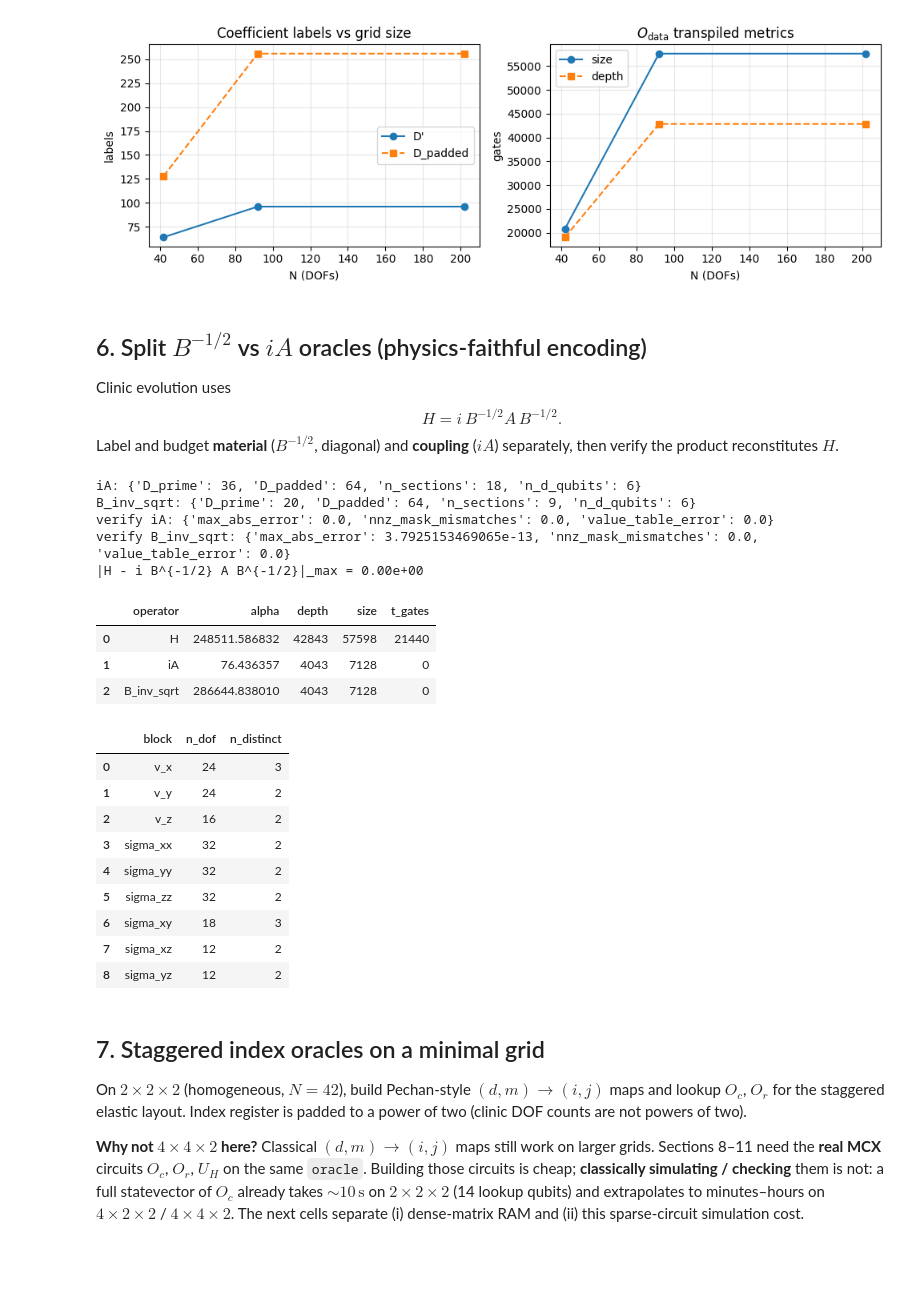
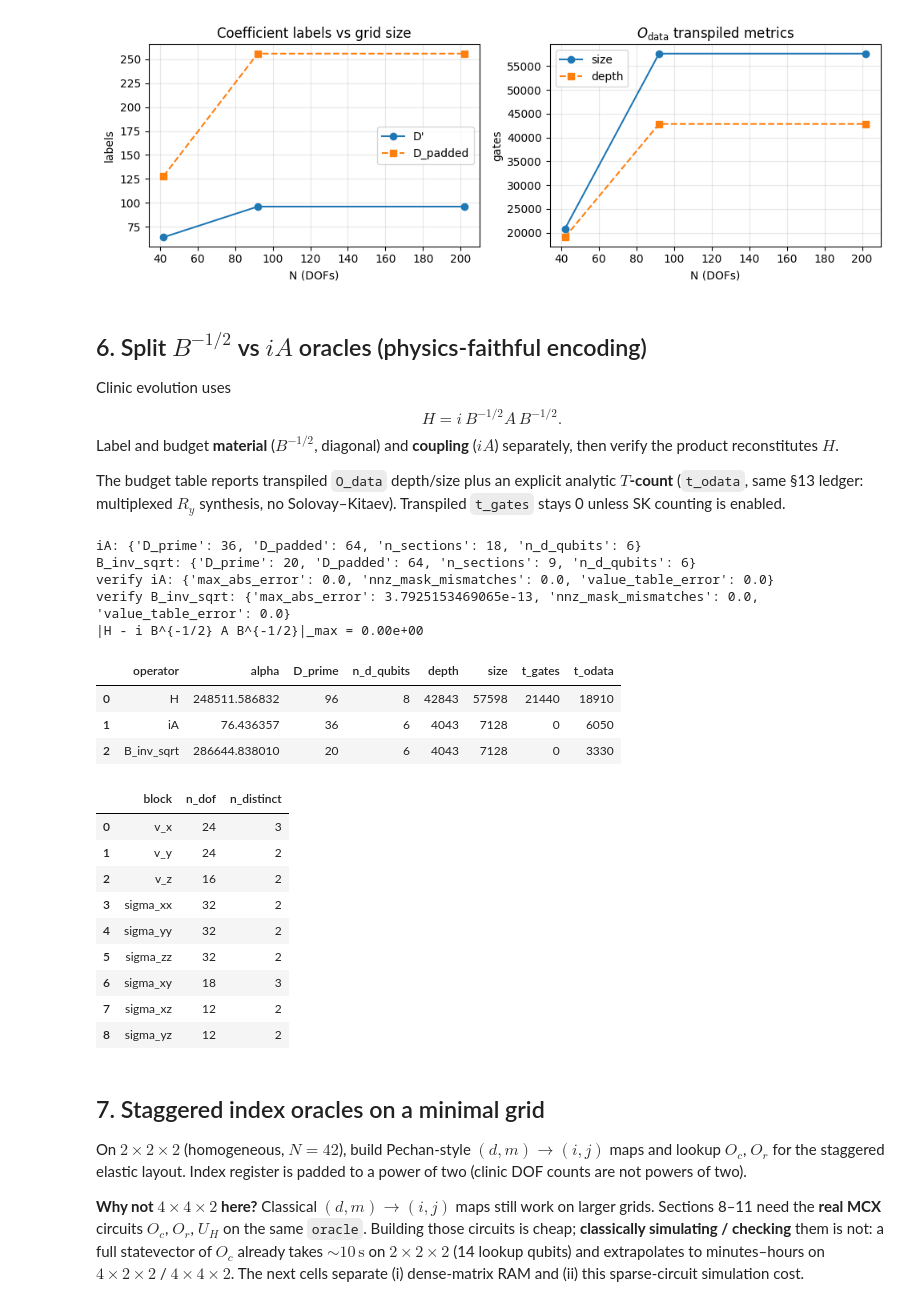
Before and after one commit to krokabobs/3D-Elastic-Wave-Equation-Hamiltonian-Simulation, a Jupyter notebook: block_encoding_hamiltonian_2d.ipynb, the cells around one changed output. Drawn from its saved outputs; the diff is of its cells as text; code cells hidden in the pictures; blank space fills up the shorter version.

```diff
--- a/block_encoding_hamiltonian_2d.ipynb
+++ b/block_encoding_hamiltonian_2d.ipynb
@@ -401,42 +425,53 @@ $$
 H = i\,B^{-1/2} A\,B^{-1/2}.
 $$
 Label and budget **material** ($B^{-1/2}$, diagonal) and **coupling** ($iA$) separately, then verify the product reconstitutes $H$.
+
+The budget table reports transpiled `O_data` depth/size plus an explicit analytic **$T$-count** (`t_odata`, same §13 ledger: multiplexed $R_y$ synthesis, no Solovay–Kitaev). Transpiled `t_gates` stays 0 unless SK counting is enabled.
 # %%
 factors = label_material_and_coupling(A, B_inv_sqrt, layout)
 print("iA:", {k: factors["summary_iA"][k] for k in ("D_prime", "D_padded", "n_sections", "n_d_qubits")})
 print("B_inv_sqrt:", {k: factors["summary_B_inv_sqrt"][k] for k in ("D_prime", "D_padded", "n_sections", "n_d_qubits")})
 print("verify iA:", factors["verify_iA"])
 print("verify B_inv_sqrt:", factors["verify_B_inv_sqrt"])
 
 product_err = np.max(np.abs(dense_matrix(H) - factors["H_from_factors"]))
 print(f"|H - i B^{{-1/2}} A B^{{-1/2}}|_max = {product_err:.2e}")
 assert product_err < 1e-10
 
+budget_cols = ("alpha", "D_prime", "n_d_qubits", "depth", "size", "t_gates", "t_odata")
 budgets = pd.DataFrame(
     [
-        {"operator": "H", **{k: odata_budget_for_labeling(labeling_H, sk_t_count=False)[k] for k in ("alpha", "depth", "size", "t_gates")}},
-        {"operator": "iA", **{k: odata_budget_for_labeling(factors["labeling_iA"], sk_t_count=False)[k] for k in ("alpha", "depth", "size", "t_gates")}},
+        {
+            "operator": "H",
+            **{k: odata_budget_for_labeling(labeling_H, sk_t_count=False)[k] for k in budget_cols},
+        },
+        {
+            "operator": "iA",
+            **{k: odata_budget_for_labeling(factors["labeling_iA"], sk_t_count=False)[k] for k in budget_cols},
+        },
         {
             "operator": "B_inv_sqrt",
             **{
-                k: odata_budget_for_labeling(factors["labeling_B_inv_sqrt"], use_imag=False, sk_t_count=False)[k]
-                for k in ("alpha", "depth", "size", "t_gates")
+                k: odata_budget_for_labeling(
+                    factors["labeling_B_inv_sqrt"], use_imag=False, sk_t_count=False
+                )[k]
+                for k in budget_cols
             },
         },
     ]
 )
 display(budgets)
 display(factors["material_catalog"][["block", "n_dof", "n_distinct"]])
 # %% [output]
 iA: {'D_prime': 36, 'D_padded': 64, 'n_sections': 18, 'n_d_qubits': 6}
 B_inv_sqrt: {'D_prime': 20, 'D_padded': 64, 'n_sections': 9, 'n_d_qubits': 6}
 verify iA: {'max_abs_error': 0.0, 'nnz_mask_mismatches': 0.0, 'value_table_error': 0.0}
 verify B_inv_sqrt: {'max_abs_error': 3.7925153469065e-13, 'nnz_mask_mismatches': 0.0, 'value_table_error': 0.0}
 |H - i B^{-1/2} A B^{-1/2}|_max = 0.00e+00
-|  | operator | alpha | depth | size | t_gates |
-| 0 | H | 248511.586832 | 42843 | 57598 | 21440 |
-| 1 | iA | 76.436357 | 4043 | 7128 | 0 |
-| 2 | B_inv_sqrt | 286644.838010 | 4043 | 7128 | 0 |
+|  | operator | alpha | D_prime | n_d_qubits | depth | size | t_gates | t_odata |
+| 0 | H | 248511.586832 | 96 | 8 | 42843 | 57598 | 21440 | 18910 |
+| 1 | iA | 76.436357 | 36 | 6 | 4043 | 7128 | 0 | 6050 |
+| 2 | B_inv_sqrt | 286644.838010 | 20 | 6 | 4043 | 7128 | 0 | 3330 |
 |  | block | n_dof | n_distinct |
 | 0 | v_x | 24 | 3 |
 | 1 | v_y | 24 | 2 |
```
Also changed, not shown: parts of 18 cells of this notebook, 3 other files.
